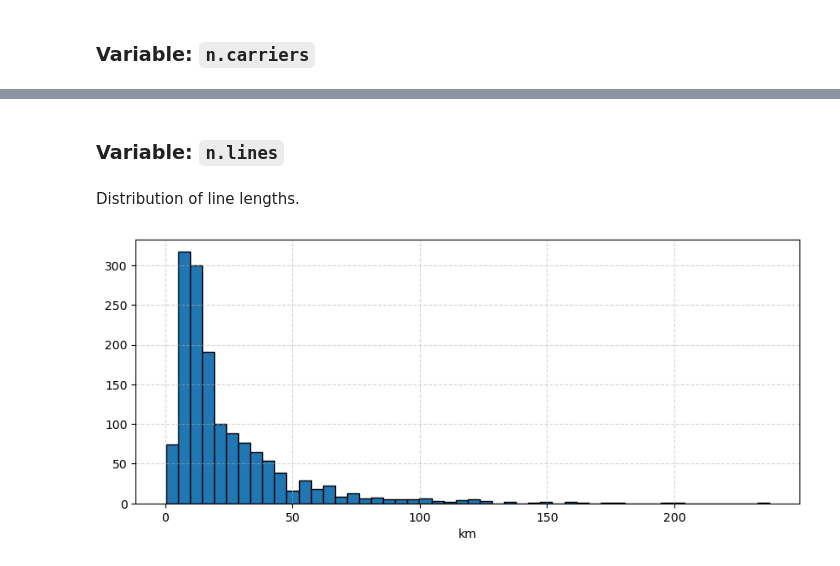
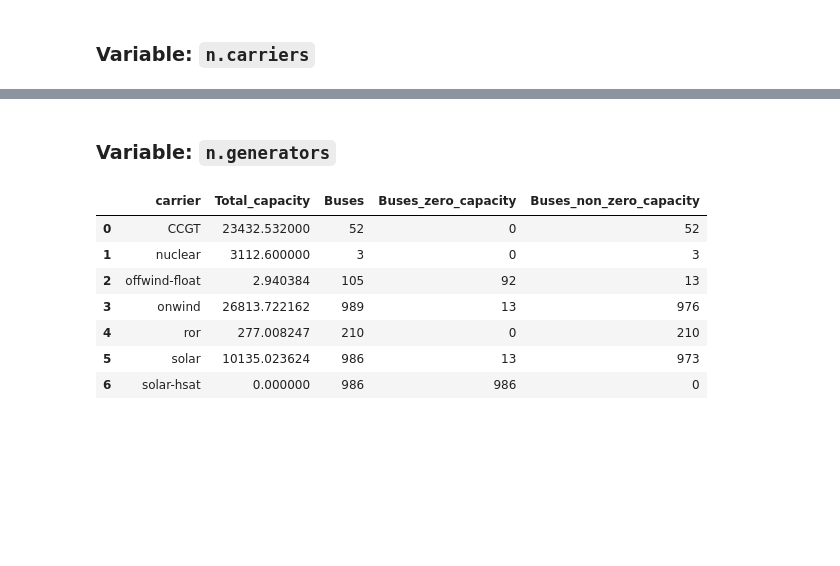
Before and after one commit to cristobal-GC/pypsaX-notebooks, a Jupyter notebook: rules/add_electricity.ipynb, the cells around one changed output, grey strips where cells are left out. Drawn from its saved outputs; the diff is of its cells as text; code cells hidden in the pictures; blank space fills up the shorter version.

```diff
--- a/rules/add_electricity.ipynb
+++ b/rules/add_electricity.ipynb
@@ -130,19 +139,25 @@ n.carriers
 # %% [markdown]
-### Variable: `n.lines`
+### Variable: `n.generators`
-# %% [markdown]
-Distribution of line lengths.
-# %%
-bins = 50
-
-
-fig_size = [10,4]
-
-fig, ax = plt.subplots(figsize=fig_size)
-
-
-ax.hist(n.lines['length'], bins=bins, edgecolor='black')
-
-ax.set_xlabel('km')
-ax.grid(True, linestyle='--', alpha=0.5)
-# %% [output]
-[figure, removed]
+# %%
+gg = n.generators
+# %%
+########## Make a summary table with capacity per carrier and number of entries with zero capacity
+
+summary_df = gg.groupby('carrier').agg(
+    Total_capacity=pd.NamedAgg(column='p_nom', aggfunc='sum'),
+    Buses=pd.NamedAgg(column='p_nom', aggfunc='size'),
+    Buses_zero_capacity=pd.NamedAgg(column='p_nom', aggfunc=lambda x: (x == 0).sum()),
+    Buses_non_zero_capacity=pd.NamedAgg(column='p_nom', aggfunc=lambda x: (x != 0).sum()),
+).reset_index()
+
+
+summary_df
+# %% [output]
+|  | carrier | Total_capacity | Buses | Buses_zero_capacity | Buses_non_zero_capacity |
+| 0 | CCGT | 23432.532000 | 52 | 0 | 52 |
+| 1 | nuclear | 3112.600000 | 3 | 0 | 3 |
+| 2 | offwind-float | 2.940384 | 105 | 92 | 13 |
+| 3 | onwind | 26813.722162 | 989 | 13 | 976 |
+| 4 | ror | 277.008247 | 210 | 0 | 210 |
+| 5 | solar | 10135.023624 | 986 | 13 | 973 |
+| 6 | solar-hsat | 0.000000 | 986 | 986 | 0 |
```
Also changed, not shown: parts of 12 cells of this notebook, 1 other file.
